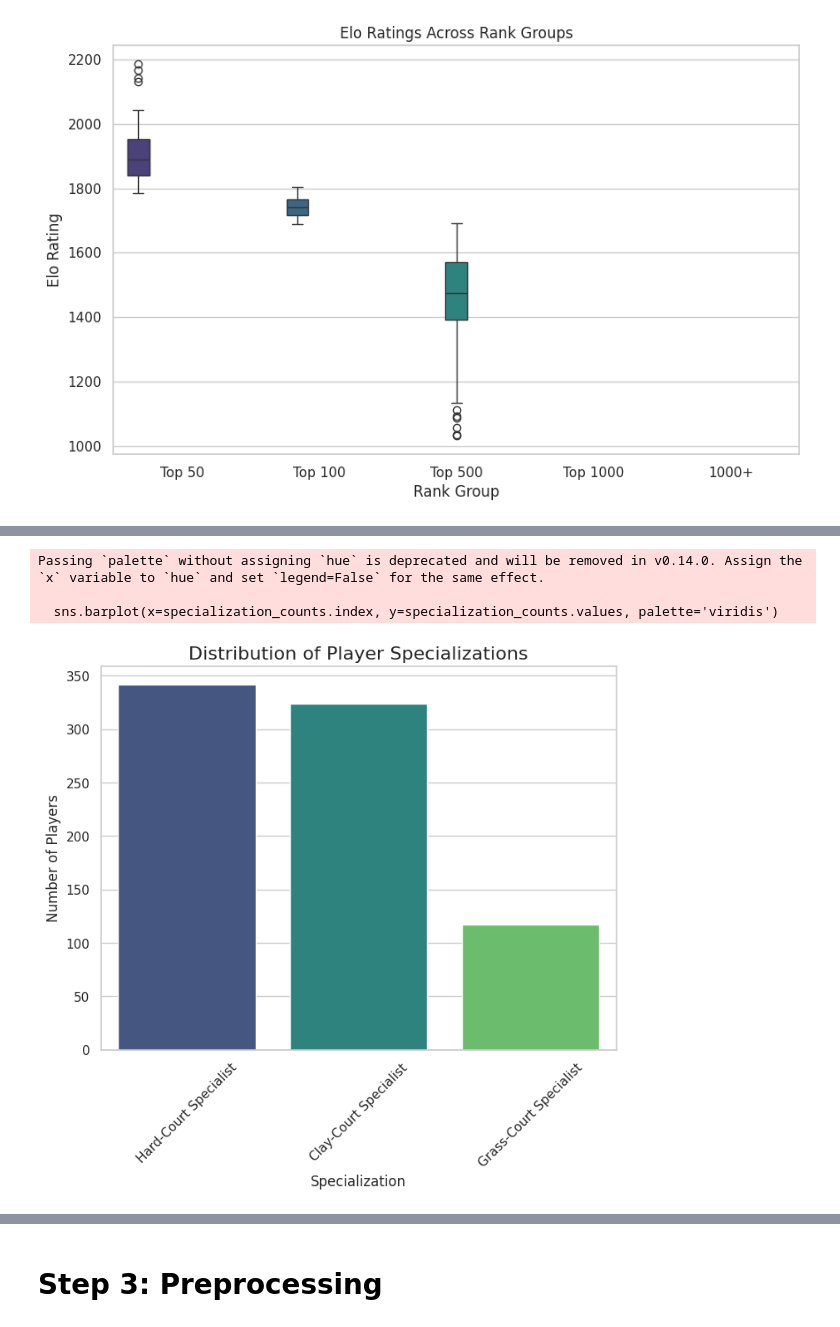
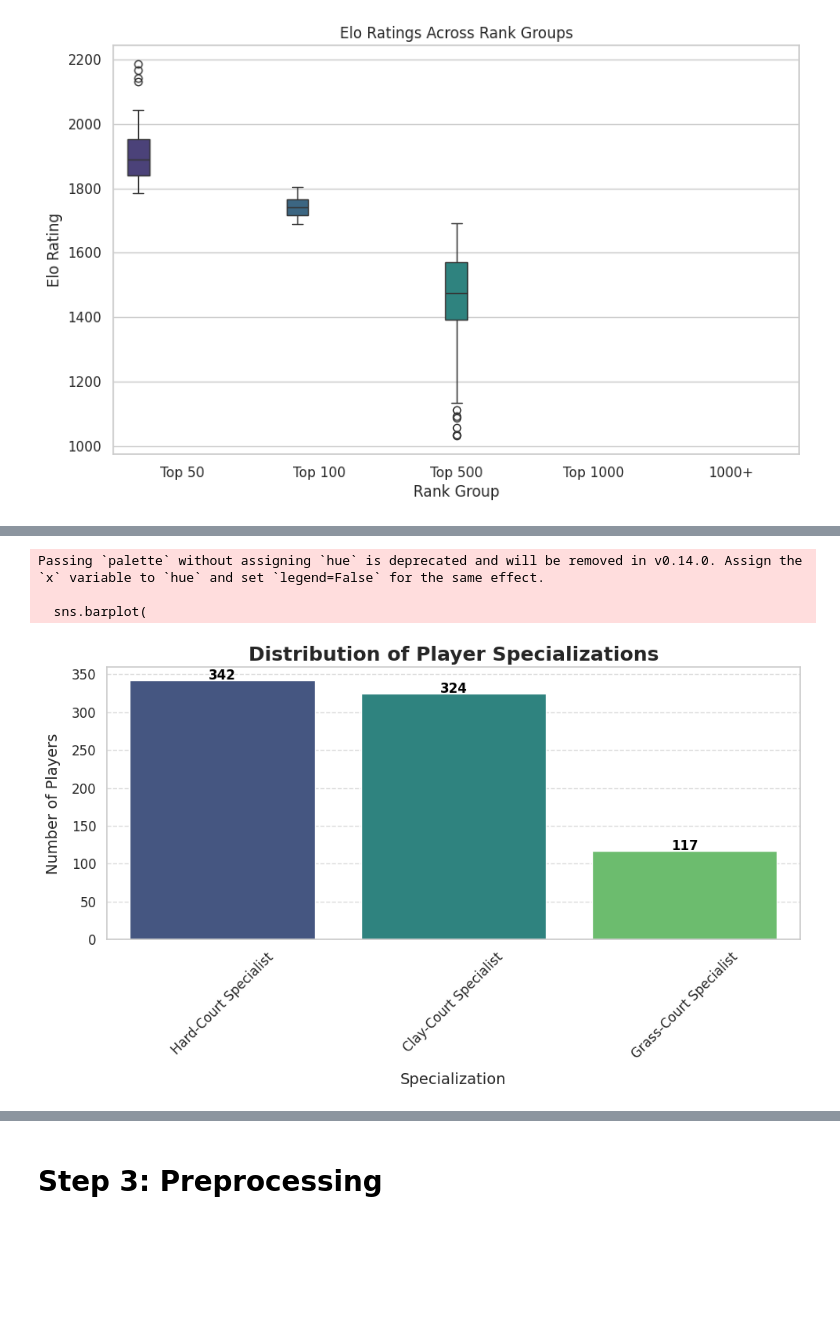
Before and after one commit to fjadidi2001/Machine_Learning_Journey, a Jupyter notebook: Predict_ATP_tennis.ipynb, the cells around one changed output, grey strips where cells are left out. Saved outputs shown, nothing was run; the diff lists cells and outputs as text; code cells hidden in the pictures; blank space fills up the shorter version.

```diff
--- a/Predict_ATP_tennis.ipynb
+++ b/Predict_ATP_tennis.ipynb
@@ -287,26 +287,43 @@ data.head()
 # %%
 import matplotlib.pyplot as plt
 import seaborn as sns
 
 # Count the number of players in each specialization category
 specialization_counts = data['Specialization'].value_counts()
 
 # Bar Plot
-plt.figure(figsize=(8, 6))
-sns.barplot(x=specialization_counts.index, y=specialization_counts.values, palette='viridis')
-plt.title("Distribution of Player Specializations", fontsize=16)
-plt.xlabel("Specialization", fontsize=12)
-plt.ylabel("Number of Players", fontsize=12)
-plt.xticks(rotation=45)
+plt.figure(figsize=(10, 6))
+sns.barplot(
+    x=specialization_counts.index,
+    y=specialization_counts.values,
+    palette=sns.color_palette('viridis', len(specialization_counts))
+)
+plt.title("Distribution of Player Specializations", fontsize=18, weight='bold')
+plt.xlabel("Specialization", fontsize=14, labelpad=10)
+plt.ylabel("Number of Players", fontsize=14, labelpad=10)
+plt.xticks(rotation=45, fontsize=12)
+plt.yticks(fontsize=12)
+plt.grid(axis='y', linestyle='--', alpha=0.7)
+for i, value in enumerate(specialization_counts.values):
+    plt.text(i, value + 1, str(value), ha='center', fontsize=12, weight='bold', color='black')
+plt.tight_layout()
 plt.show()
 
 # Pie Chart
 plt.figure(figsize=(8, 8))
-plt.pie(specialization_counts, labels=specialization_counts.index, autopct='%1.1f%%', startangle=90, colors=sns.color_palette('viridis', len(specialization_counts)))
-plt.title("Specialization Distribution", fontsize=16)
+plt.pie(
+    specialization_counts,
+    labels=specialization_counts.index,
+    autopct='%1.1f%%',
+    startangle=90,
+    colors=sns.color_palette('viridis', len(specialization_counts)),
+    textprops={'fontsize': 12, 'weight': 'bold'}
+)
+plt.title("Specialization Distribution", fontsize=18, weight='bold')
+plt.tight_layout()
 plt.show()
 # %% [output]
 Passing `palette` without assigning `hue` is deprecated and will be removed in v0.14.0. Assign the `x` variable to `hue` and set `legend=False` for the same effect.
 
-  sns.barplot(x=specialization_counts.index, y=specialization_counts.values, palette='viridis')
+  sns.barplot(
-[figure, old version]
+[figure, new version]
```
Also changed, not shown: parts of 1 cell of this notebook.
